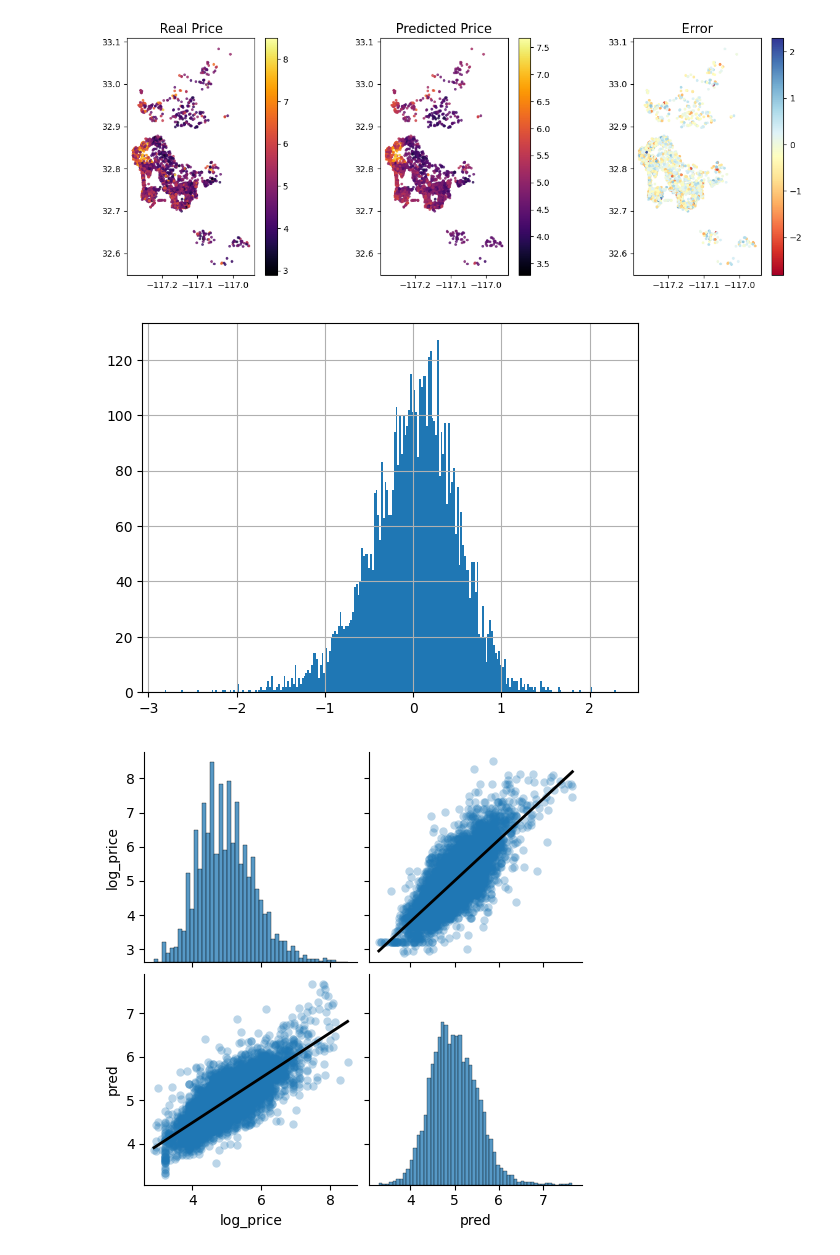
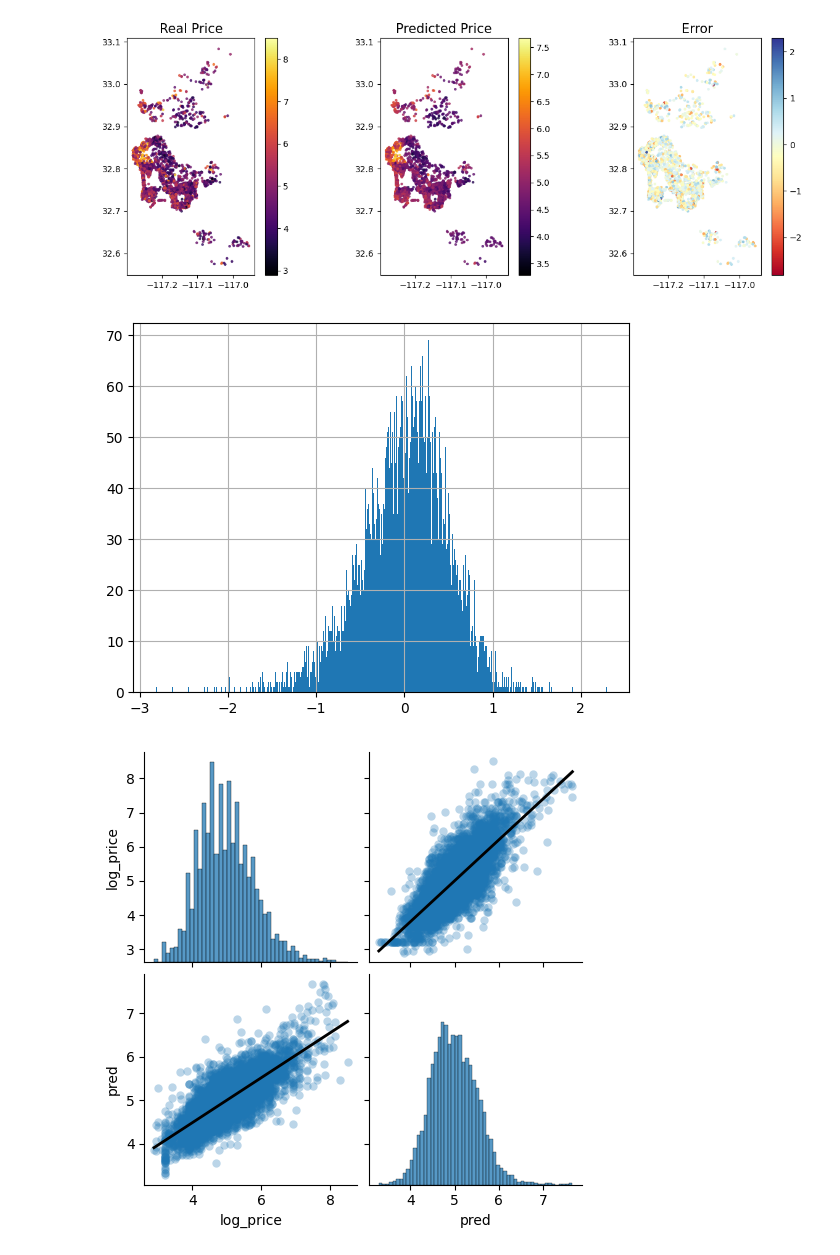
Before and after one commit to contepablod/ML-AI_Bourbaki, a Jupyter notebook: Semana3/GWGCN.ipynb, the cells around one changed output. Saved outputs shown, nothing was run; the diff lists cells and outputs as text; code cells hidden in the pictures.

```diff
--- a/Semana3/GWGCN.ipynb
+++ b/Semana3/GWGCN.ipynb
@@ -1637,10 +1644,10 @@ plt.show()
 # %% [output]
 [figure]
 # %%
-dbplot['error'].hist(bins=250)
+dbplot['error'].hist(bins=500)
 plt.show()
 # %% [output]
-[figure, old version]
+[figure, new version]
 # %%
 sns.pairplot(
     dbplot.drop("error", axis=1),
```
Also changed, not shown: parts of 6 cells of this notebook, 3 other files.
